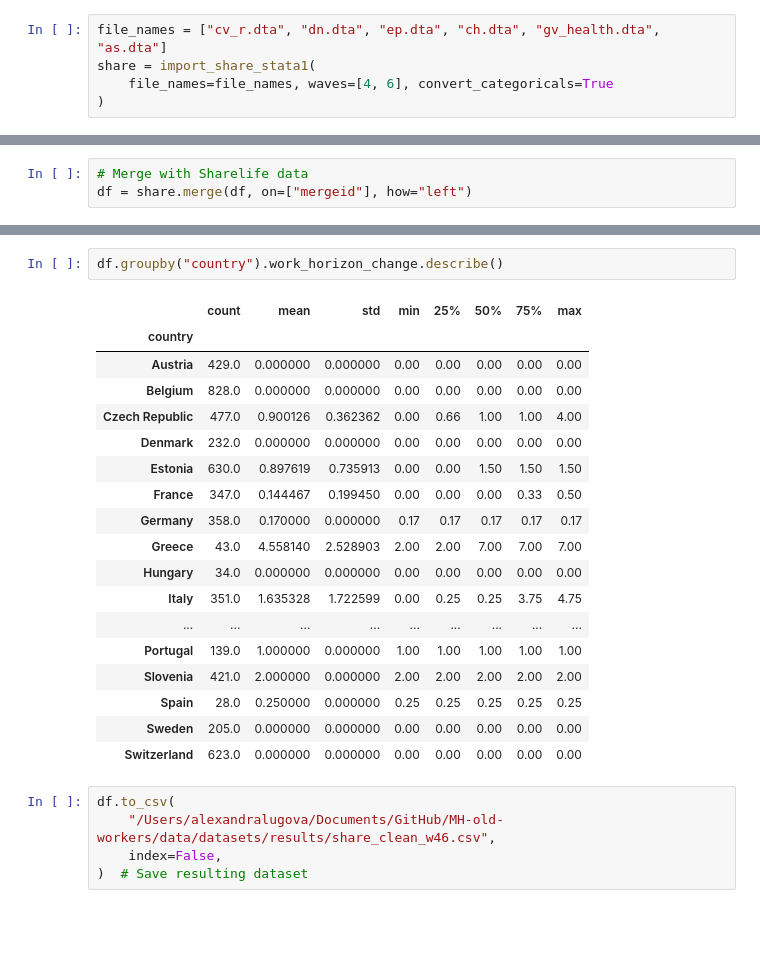
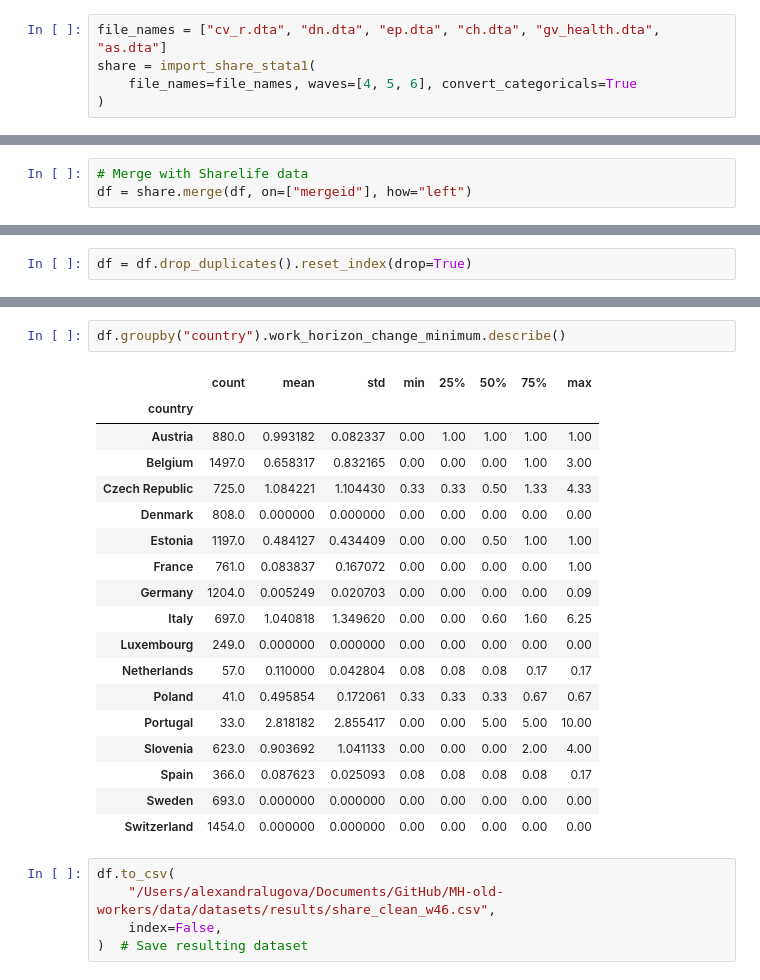
Before and after one commit to lugovalexa/MH-old-workers, a Jupyter notebook: notebooks/share_preprocessing.ipynb, the cells around one changed output, grey strips where cells are left out. Drawn from its saved outputs; the diff is of its cells as text; blank space fills up the shorter version.

Commit message:
corrected error of duplicated rows  when calculating retirement age

```diff
--- a/notebooks/share_preprocessing.ipynb
+++ b/notebooks/share_preprocessing.ipynb
@@ -62,7 +62,7 @@ Preprocess **main data from SHARE waves 4-6**
 # %%
 file_names = ["cv_r.dta", "dn.dta", "ep.dta", "ch.dta", "gv_health.dta", "as.dta"]
 share = import_share_stata1(
-    file_names=file_names, waves=[4, 6], convert_categoricals=True
+    file_names=file_names, waves=[4, 5, 6], convert_categoricals=True
 )
 # %%
 share = share_preprocessing(share, df)
@@ -121,0 +131,2 @@ Name: count, dtype: int64
+# %%
+df = df.drop_duplicates().reset_index(drop=True)
@@ -122,24 +180,24 @@ Name: count, dtype: int64
 # %%
-df.groupby("country").work_horizon_change.describe()
+df.groupby("country").work_horizon_change_minimum.describe()
 # %% [output]
 |  | count | mean | std | min | 25% | 50% | 75% | max |
 | country |  |  |  |  |  |  |  |  |
-| Austria | 429.0 | 0.000000 | 0.000000 | 0.00 | 0.00 | 0.00 | 0.00 | 0.00 |
-| Belgium | 828.0 | 0.000000 | 0.000000 | 0.00 | 0.00 | 0.00 | 0.00 | 0.00 |
-| Czech Republic | 477.0 | 0.900126 | 0.362362 | 0.00 | 0.66 | 1.00 | 1.00 | 4.00 |
-| Denmark | 232.0 | 0.000000 | 0.000000 | 0.00 | 0.00 | 0.00 | 0.00 | 0.00 |
-| Estonia | 630.0 | 0.897619 | 0.735913 | 0.00 | 0.00 | 1.50 | 1.50 | 1.50 |
-| France | 347.0 | 0.144467 | 0.199450 | 0.00 | 0.00 | 0.00 | 0.33 | 0.50 |
-| Germany | 358.0 | 0.170000 | 0.000000 | 0.17 | 0.17 | 0.17 | 0.17 | 0.17 |
-| Greece | 43.0 | 4.558140 | 2.528903 | 2.00 | 2.00 | 7.00 | 7.00 | 7.00 |
-| Hungary | 34.0 | 0.000000 | 0.000000 | 0.00 | 0.00 | 0.00 | 0.00 | 0.00 |
-| Italy | 351.0 | 1.635328 | 1.722599 | 0.00 | 0.25 | 0.25 | 3.75 | 4.75 |
-| ... | ... | ... | ... | ... | ... | ... | ... | ... |
-| Portugal | 139.0 | 1.000000 | 0.000000 | 1.00 | 1.00 | 1.00 | 1.00 | 1.00 |
-| Slovenia | 421.0 | 2.000000 | 0.000000 | 2.00 | 2.00 | 2.00 | 2.00 | 2.00 |
-| Spain | 28.0 | 0.250000 | 0.000000 | 0.25 | 0.25 | 0.25 | 0.25 | 0.25 |
-| Sweden | 205.0 | 0.000000 | 0.000000 | 0.00 | 0.00 | 0.00 | 0.00 | 0.00 |
-| Switzerland | 623.0 | 0.000000 | 0.000000 | 0.00 | 0.00 | 0.00 | 0.00 | 0.00 |
+| Austria | 880.0 | 0.993182 | 0.082337 | 0.00 | 1.00 | 1.00 | 1.00 | 1.00 |
+| Belgium | 1497.0 | 0.658317 | 0.832165 | 0.00 | 0.00 | 0.00 | 1.00 | 3.00 |
+| Czech Republic | 725.0 | 1.084221 | 1.104430 | 0.33 | 0.33 | 0.50 | 1.33 | 4.33 |
+| Denmark | 808.0 | 0.000000 | 0.000000 | 0.00 | 0.00 | 0.00 | 0.00 | 0.00 |
+| Estonia | 1197.0 | 0.484127 | 0.434409 | 0.00 | 0.00 | 0.50 | 1.00 | 1.00 |
+| France | 761.0 | 0.083837 | 0.167072 | 0.00 | 0.00 | 0.00 | 0.00 | 1.00 |
+| Germany | 1204.0 | 0.005249 | 0.020703 | 0.00 | 0.00 | 0.00 | 0.00 | 0.09 |
+| Italy | 697.0 | 1.040818 | 1.349620 | 0.00 | 0.00 | 0.60 | 1.60 | 6.25 |
+| Luxembourg | 249.0 | 0.000000 | 0.000000 | 0.00 | 0.00 | 0.00 | 0.00 | 0.00 |
+| Netherlands | 57.0 | 0.110000 | 0.042804 | 0.08 | 0.08 | 0.08 | 0.17 | 0.17 |
+| Poland | 41.0 | 0.495854 | 0.172061 | 0.33 | 0.33 | 0.33 | 0.67 | 0.67 |
+| Portugal | 33.0 | 2.818182 | 2.855417 | 0.00 | 0.00 | 5.00 | 5.00 | 10.00 |
+| Slovenia | 623.0 | 0.903692 | 1.041133 | 0.00 | 0.00 | 0.00 | 2.00 | 4.00 |
+| Spain | 366.0 | 0.087623 | 0.025093 | 0.08 | 0.08 | 0.08 | 0.08 | 0.17 |
+| Sweden | 693.0 | 0.000000 | 0.000000 | 0.00 | 0.00 | 0.00 | 0.00 | 0.00 |
+| Switzerland | 1454.0 | 0.000000 | 0.000000 | 0.00 | 0.00 | 0.00 | 0.00 | 0.00 |
 # %%
 df.to_csv(
     "/Users/alexandralugova/Documents/GitHub/MH-old-workers/data/datasets/results/share_clean_w46.csv",
```
Also changed, not shown: parts of 13 cells of this notebook, 4 other files.
